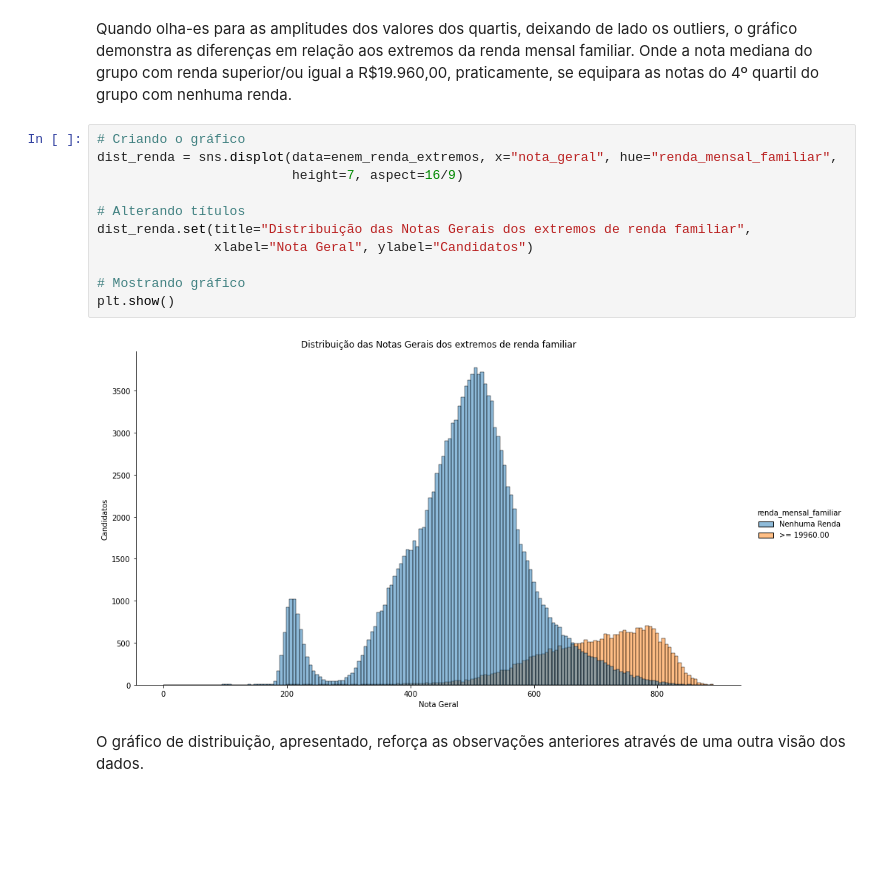
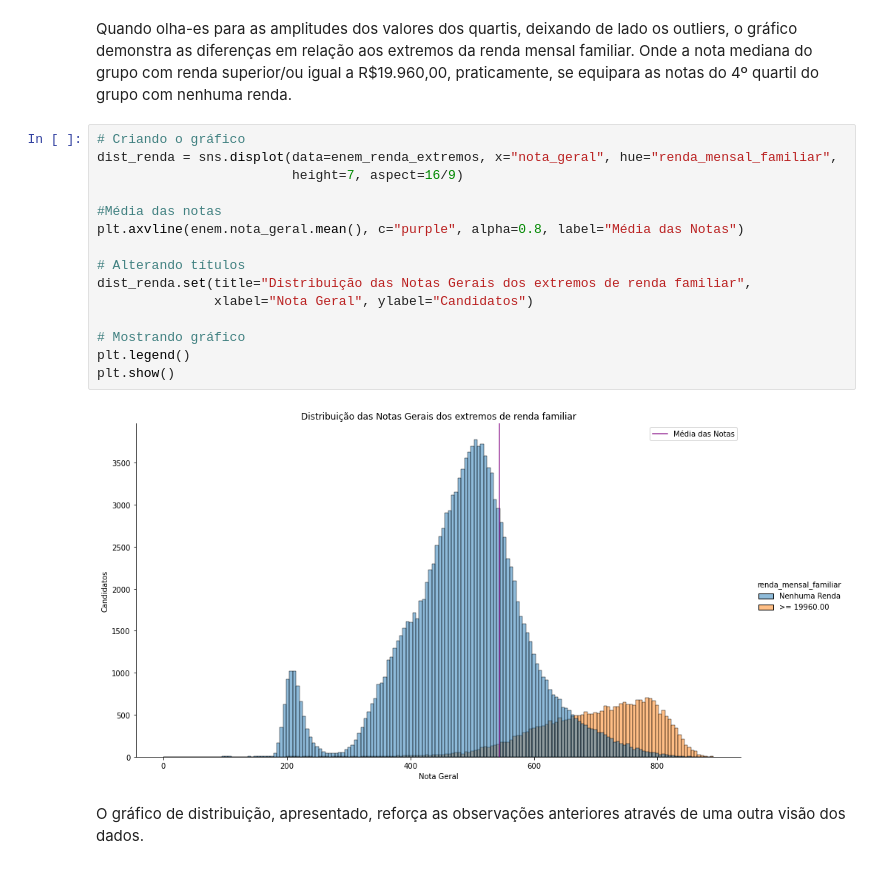
Before and after one commit to RenanGroot/Analise-Exploratoria-ENEM2019, a Jupyter notebook: Análise Exploratória - ENEM 2019.ipynb, the cells around one changed output. Saved outputs shown, nothing was run; the diff lists cells and outputs as text; blank space fills up the shorter version.

```diff
--- a/Análise Exploratória - ENEM 2019.ipynb
+++ b/Análise Exploratória - ENEM 2019.ipynb
@@ -408,16 +405,20 @@ Quando olha-es para as amplitudes dos valores dos quartis, deixando de lado os o
 # %%
 # Criando o gráfico
 dist_renda = sns.displot(data=enem_renda_extremos, x="nota_geral", hue="renda_mensal_familiar",
                          height=7, aspect=16/9)
+
+#Média das notas
+plt.axvline(enem.nota_geral.mean(), c="purple", alpha=0.8, label="Média das Notas")
 
 # Alterando títulos
 dist_renda.set(title="Distribuição das Notas Gerais dos extremos de renda familiar",
                xlabel="Nota Geral", ylabel="Candidatos")
 
 # Mostrando gráfico
+plt.legend()
 plt.show()
 # %% [output]
-[figure, old version]
+[figure, new version]
 # %% [markdown]
 O gráfico de distribuição, apresentado, reforça as observações anteriores através de uma outra visão dos dados.
 # %% [markdown]
```
Also changed, not shown: parts of 9 cells of this notebook.
